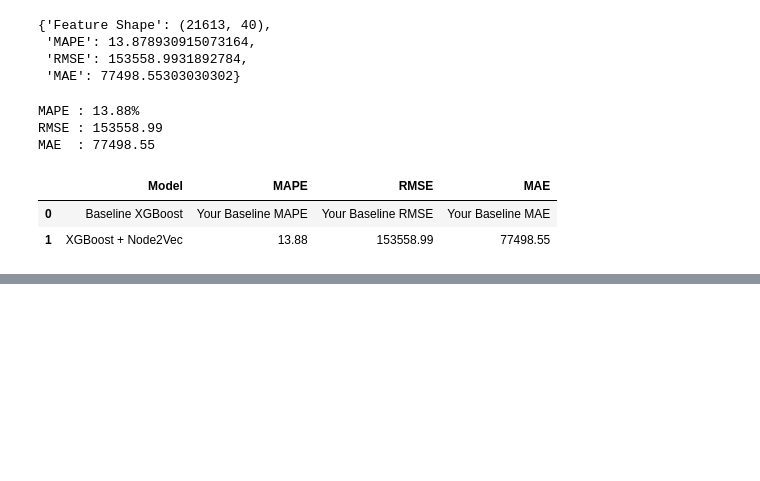
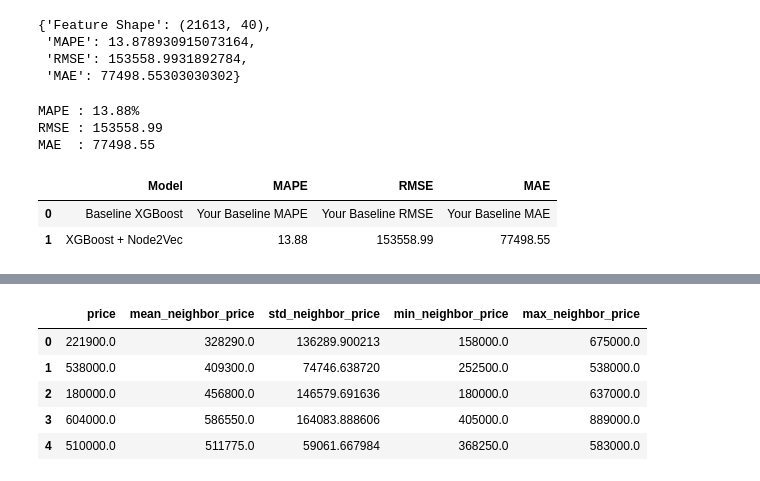
Before and after one commit to Hariharan0-h/GeoValNet, a Jupyter notebook: notebooks/06_combined_features.ipynb, the cells around one changed output, grey strips where cells are left out. Drawn from its saved outputs; the diff is of its cells as text; code cells hidden in the pictures; blank space fills up the shorter version.

```diff
--- a/notebooks/06_combined_features.ipynb
+++ b/notebooks/06_combined_features.ipynb
@@ -166,0 +218,48 @@ comparison
+# %%
+coords = df[["lat", "long"]]
+
+knn = NearestNeighbors(
+    n_neighbors=10
+)
+
+knn.fit(coords)
+
+distances, indices = knn.kneighbors(coords)
+# %%
+prices = df["price"].values
+
+mean_neighbor_price = []
+std_neighbor_price = []
+min_neighbor_price = []
+max_neighbor_price = []
+
+for neighbours in indices:
+
+    neighbour_prices = prices[neighbours]
+
+    mean_neighbor_price.append(np.mean(neighbour_prices))
+    std_neighbor_price.append(np.std(neighbour_prices))
+    min_neighbor_price.append(np.min(neighbour_prices))
+    max_neighbor_price.append(np.max(neighbour_prices))
+# %%
+df["mean_neighbor_price"] = mean_neighbor_price
+df["std_neighbor_price"] = std_neighbor_price
+df["min_neighbor_price"] = min_neighbor_price
+df["max_neighbor_price"] = max_neighbor_price
+# %%
+df[
+    [
+        "price",
+        "mean_neighbor_price",
+        "std_neighbor_price",
+        "min_neighbor_price",
+        "max_neighbor_price"
+    ]
+].head()
+# %% [output]
+|  | price | mean_neighbor_price | std_neighbor_price | min_neighbor_price | max_neighbor_price |
+| 0 | 221900.0 | 328290.0 | 136289.900213 | 158000.0 | 675000.0 |
+| 1 | 538000.0 | 409300.0 | 74746.638720 | 252500.0 | 538000.0 |
+| 2 | 180000.0 | 456800.0 | 146579.691636 | 180000.0 | 637000.0 |
+| 3 | 604000.0 | 586550.0 | 164083.888606 | 405000.0 | 889000.0 |
+| 4 | 510000.0 | 511775.0 | 59061.667984 | 368250.0 | 583000.0 |
```
Also changed, not shown: parts of 6 cells of this notebook.
